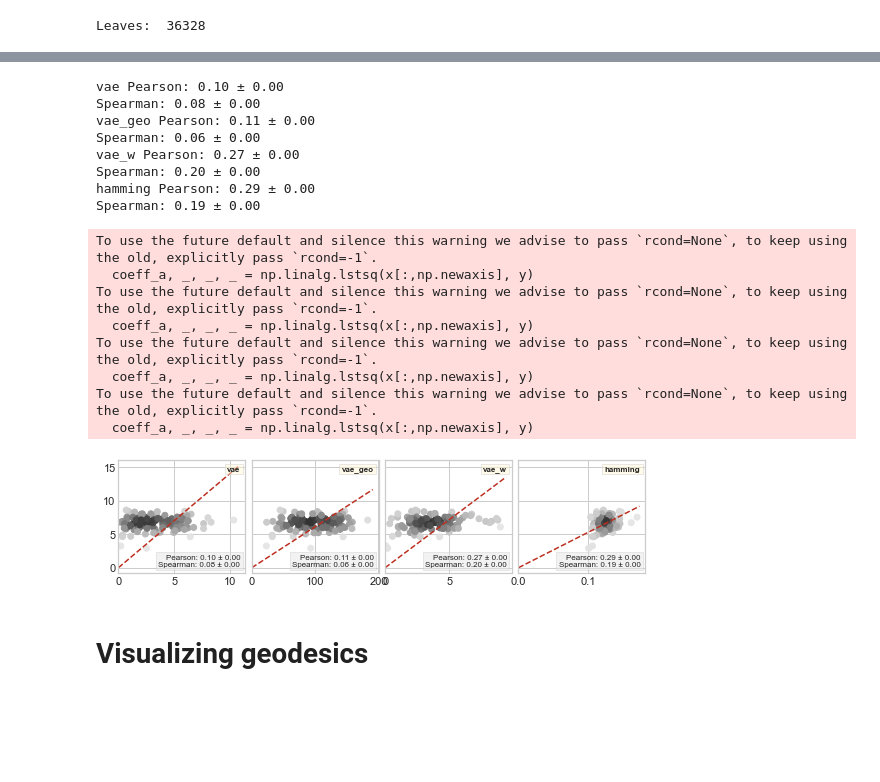
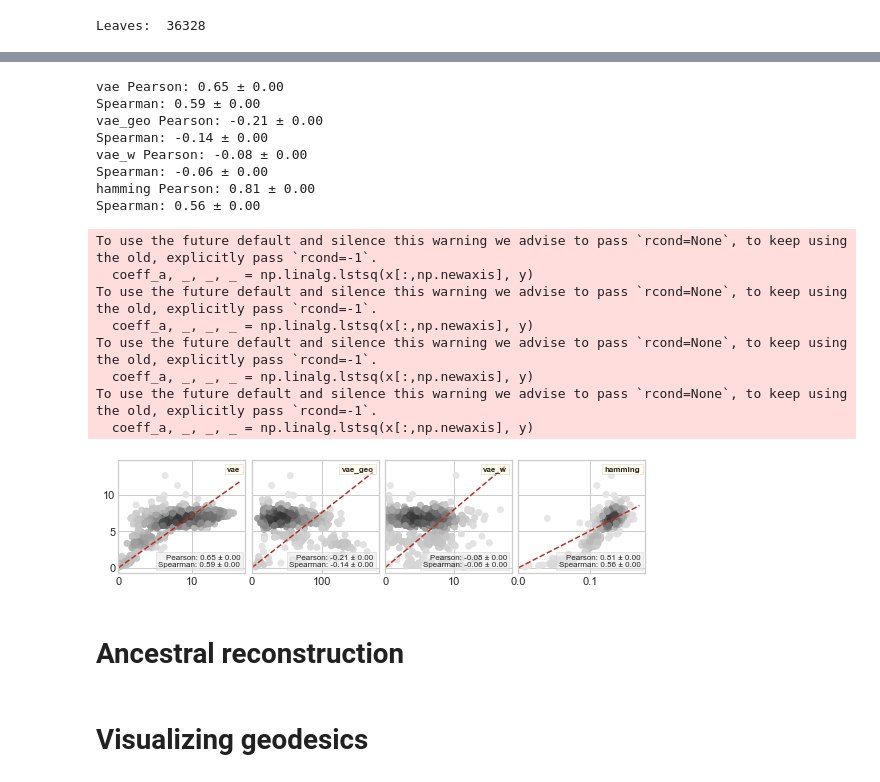
Before and after one commit to MachineLearningLifeScience/meaningful-protein-representations, a Jupyter notebook: phylogenetic_distances.ipynb, the cells around one changed output, grey strips where cells are left out. Cells and saved outputs as stored; diff of their text form; code cells hidden in the pictures; blank space fills up the shorter version.

```diff
--- a/phylogenetic_distances.ipynb
+++ b/phylogenetic_distances.ipynb
@@ -133,12 +142,12 @@ def train_or_retrieve_model(name, data, weights, train_model, uncertainty_temper
 # Options
 train_models = False
 
-model_pf00144 = train_or_retrieve_model('model_PF00144',
+model_pf00144 = train_or_retrieve_model('model_PF00144_new_20210923',
                                         data,
                                         weights=None,
                                         train_model=train_models,
                                         uncertainty_temperature=-3.5)
-model_pf00144_reweighted = train_or_retrieve_model('model_PF00144_reweighted_0.4',
+model_pf00144_reweighted = train_or_retrieve_model('model_PF00144_reweighted_0.6',
                                                    data,
                                                    weights=weights,
                                                    train_model=train_models,
@@ -152,11 +159,10 @@ Loading from checkpoint!
 # %%
-from tqdm import tqdm
 embeddings = []
 for model in [model_pf00144, model_pf00144_reweighted]:
     embeddings.append([])
     batchsize = 16
     n_batch = int(np.ceil(model.data.shape[0] / batchsize))
-    for b in tqdm(range(n_batch)):
+    for b in range(n_batch):
         batch = model.data[b*batchsize:(b+1)*batchsize]
         zs = model.embedding(batch.long().to(model._device))
         embeddings[-1].append(zs.detach())
@@ -219,7 +236,7 @@ for idx, model in enumerate([model_pf00144, model_pf00144_reweighted]):
 # %%
 # Options
 run_preprocessing = False
-n_samples = 100
+n_samples = 500
 
 phylo_ids = []
 for record in SeqIO.parse('PF00144_full_labeled.fasta', "fasta"):
@@ -227,7 +244,7 @@ for record in SeqIO.parse('PF00144_full_labeled.fasta', "fasta"):
 
 if run_preprocessing:
 
-    !FastTree > /dev/null
+    !FastTree &> /dev/null
     if exit_code != 0:
 
         # Attempt at making script self-contained by installing FastTree via conda.
@@ -281,7 +298,7 @@ import scipy.stats
 import pandas as pd
 
 dms = []
-for model in models:
+for model in models[:1]:
     # Create grid and calculate discretized version of manifold, so that geodesics can be calculated using
     # graph algorithm
     n_points = 100
@@ -440,46 +437,50 @@ for idx, model in enumerate(distances.loc[:, distances.columns != 'phylo']):
 
     z = gaussian_kde(xy)(xy)
 
-    coeff_a, _, _, _ = np.linalg.lstsq(x[:,np.newaxis], y)
-    #coef = np.polyfit(x,y,1)
-    #poly1d_fn = np.poly1d(coef)
 
     title = model
 
     ax[idx].scatter(x, y, c=z, cmap=cmap)
 
     line_x = np.linspace(0, ax[idx].get_xlim()[1], 500)
-    line_y = coeff_a*line_x
+
+    #coeff_a, _, _, _ = np.linalg.lstsq(x[:,np.newaxis], y)
+    #line_y = coeff_a*line_x
+    coef = np.polyfit(x,y,1)
+    line_y = np.poly1d(coef)
+
     ax[idx].plot(line_x, line_y, '--', color=red)
 
     ax[idx].tick_params(axis='both', which='major', pad=-3)
 
     props = dict(boxstyle='square', facecolor=yellow, edgecolor='lightgrey', alpha=0.5, )
 
     ax[idx].text(0.96, 0.95, title, transform=ax[idx].transAxes, fontsize=8,
                verticalalignment='top', horizontalalignment='right', bbox=props, fontweight='bold')
 
     props = dict(boxstyle='square', facecolor="0.9", edgecolor='lightgrey', alpha=0.5)
 
     ax[idx].text(0.96, 0.05, corr_str, transform=ax[idx].transAxes, fontsize=8,
                verticalalignment='bottom', horizontalalignment='right', bbox=props)
 
     ax[idx].set_xlim(left=0)
 # %% [output]
-vae Pearson: 0.10 ± 0.00
-Spearman: 0.08 ± 0.00
-vae_geo Pearson: 0.11 ± 0.00
-Spearman: 0.06 ± 0.00
-vae_w Pearson: 0.27 ± 0.00
-Spearman: 0.20 ± 0.00
-hamming Pearson: 0.29 ± 0.00
-Spearman: 0.19 ± 0.00
+vae Pearson: 0.65 ± 0.00
+Spearman: 0.59 ± 0.00
+vae_geo Pearson: -0.21 ± 0.00
+Spearman: -0.14 ± 0.00
+vae_w Pearson: -0.08 ± 0.00
+Spearman: -0.06 ± 0.00
+hamming Pearson: 0.81 ± 0.00
+Spearman: 0.56 ± 0.00
 To use the future default and silence this warning we advise to pass `rcond=None`, to keep using the old, explicitly pass `rcond=-1`.
   coeff_a, _, _, _ = np.linalg.lstsq(x[:,np.newaxis], y)
 To use the future default and silence this warning we advise to pass `rcond=None`, to keep using the old, explicitly pass `rcond=-1`.
   coeff_a, _, _, _ = np.linalg.lstsq(x[:,np.newaxis], y)
 To use the future default and silence this warning we advise to pass `rcond=None`, to keep using the old, explicitly pass `rcond=-1`.
   coeff_a, _, _, _ = np.linalg.lstsq(x[:,np.newaxis], y)
 To use the future default and silence this warning we advise to pass `rcond=None`, to keep using the old, explicitly pass `rcond=-1`.
   coeff_a, _, _, _ = np.linalg.lstsq(x[:,np.newaxis], y)
-[figure, old version]
+[figure, new version]
+# %% [markdown]
+# Ancestral reconstruction
```
Also changed, not shown: parts of 12 cells of this notebook.
